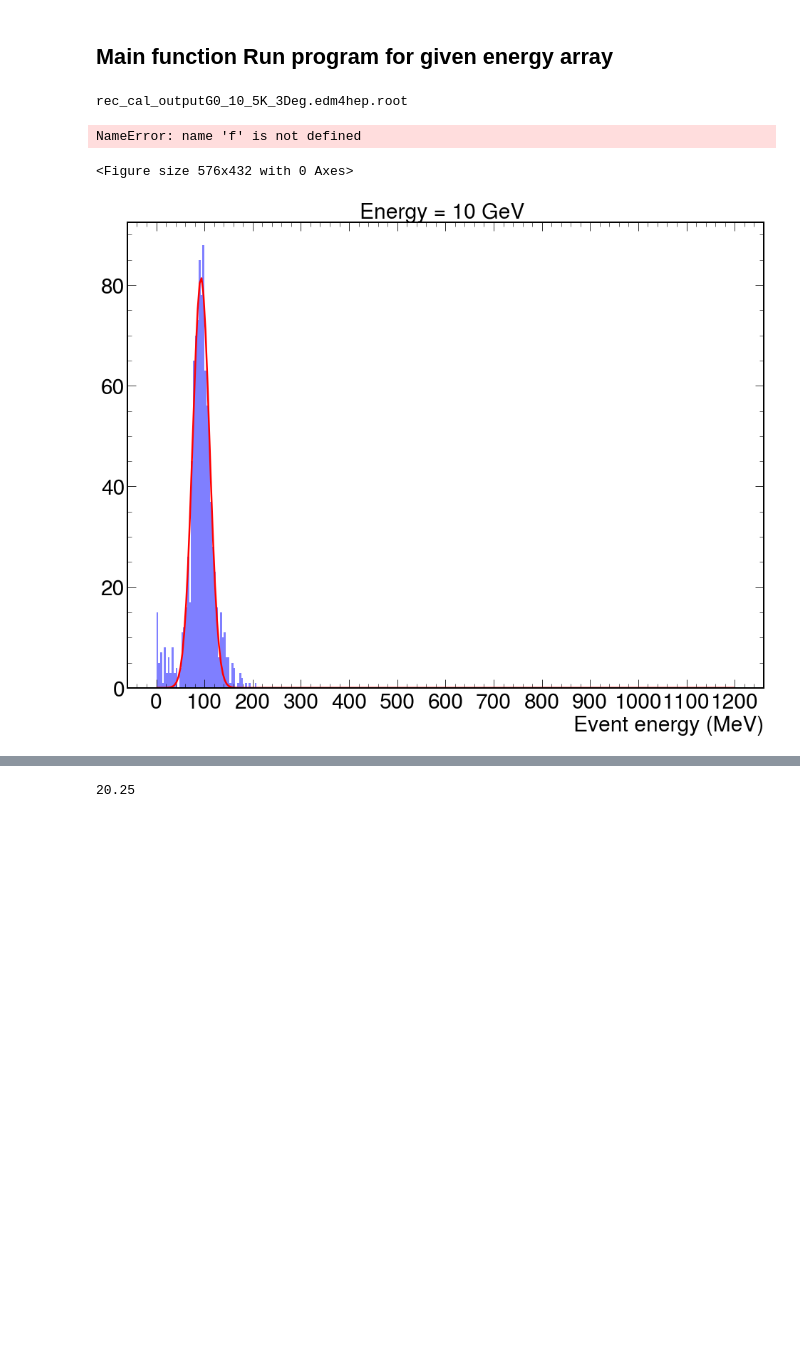
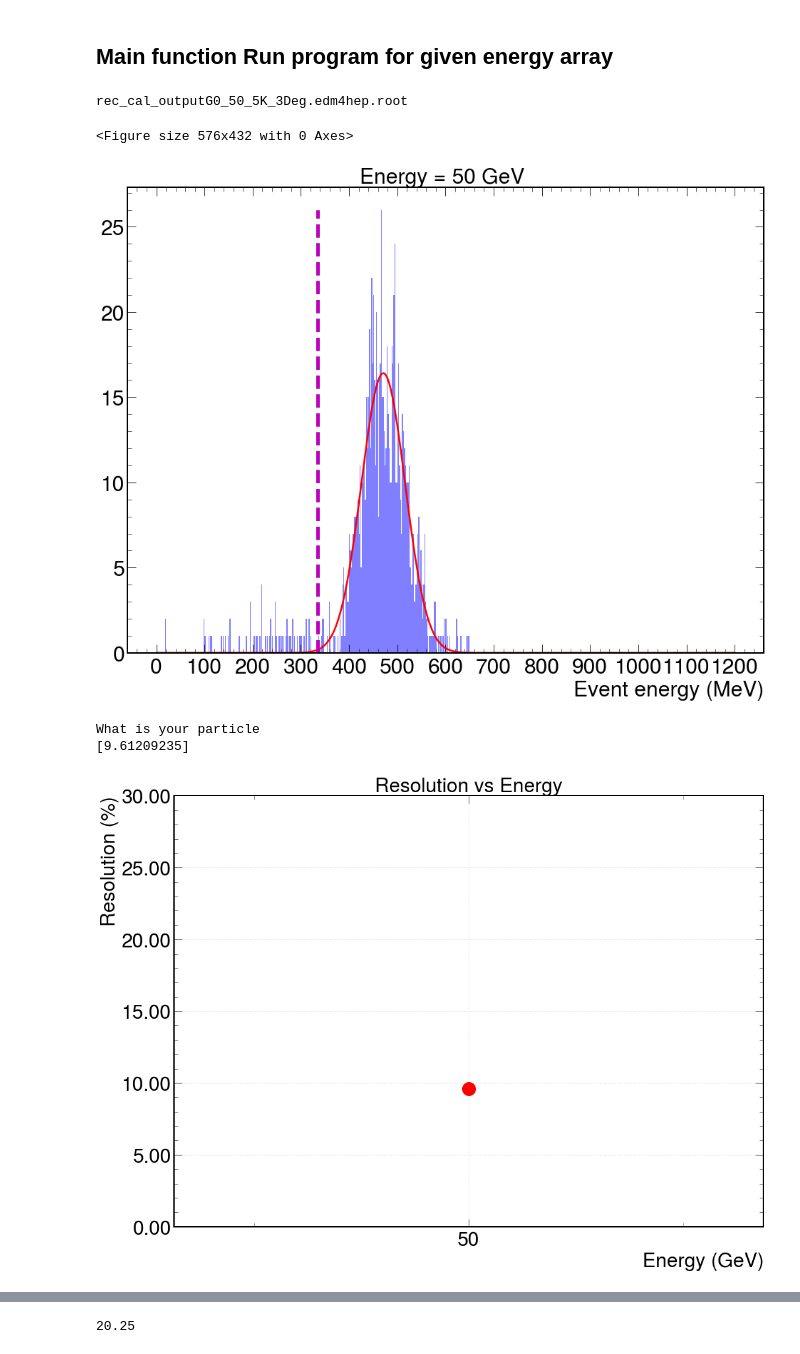
Before and after one commit to bk806714/EIC_Analysis, a Jupyter notebook: hitAnalysis.ipynb, the cells around one changed output, grey strips where cells are left out. Saved outputs shown, nothing was run; the diff lists cells and outputs as text; code cells hidden in the pictures; blank space fills up the shorter version.

```diff
--- a/hitAnalysis.ipynb
+++ b/hitAnalysis.ipynb
@@ -62,7 +62,7 @@ Energy_Threshold=0.06 #(Mev)
 Time_Threshold=200 #ns
 MIP=0.6 #GeV
 Gev_To_MeV=1000
-Sigma_For_leakage=2
+Sigma_For_leakage=3
 Mean_pions=[]
 Mean_electrons=[]
 # %% [markdown]
@@ -149,10 +149,11 @@ def ID_Plot(id,particle):
     plt.show()
 
 
-def gaussian(x, amp, mean, sigma):
-    return amp * np.exp( -(x - mean)**2 / (2*sigma**2) )
-#def gaussian(x, amplitude, mean, stddev):
-    #return amplitude * np.exp(-((x - mean) / 4 / stddev)**2)
+#def gaussian(x, amp, mean, sigma):
+#    return amp * np.exp( -(x - mean)**2 / (2*sigma**2) )
+def gaussian(x, amplitude, mean, stddev):
+    x_minus_mu_sigma=((x-mean)/stddev)**2
+    return (amplitude/stddev) * np.exp(-(0.5*x_minus_mu_sigma))
 
 
 ## Plot the Energy of each events and get mean and std deviation of the distribution
@@ -167,14 +168,17 @@ def get_resolution(good_energy,energy_plot):
     #ene_nhits = ak.num(ene_good)
     #HCAL_total=HCAL_total[0:90]
 
-    mean_guess=np.mean(ene_total)
-    sigma_guess=np.std(ene_total)
-    nbins=300
+
+    nbins=600
     count, bins,_= plt.hist(np.array(ene_total),bins=nbins,alpha=0.5,range=(0,1200),label='HCAL',linewidth='3',color='b')
     binscenters = np.array([0.5 * (bins[i] + bins[i+1]) for i in range(len(bins)-1)])
     #print (count)
 
-    popt, pcov = curve_fit(gaussian, xdata=binscenters, ydata=count,p0=[np.max(count),mean_guess,sigma_guess])
+    mean_guess=np.mean(ene_total)
+    sigma_guess=np.std(ene_total)
+    amplitude_guess=np.max(count)
+
+    popt, pcov = curve_fit(gaussian, xdata=binscenters, ydata=count,p0=[amplitude_guess,mean_guess,sigma_guess])
     ax.plot(binscenters, gaussian(binscenters, *popt), color='red', linewidth=2.5, label=r'F')
     ax.set_title("Energy = {0} GeV ".format(energy_plot))
     ax.xaxis.set_major_locator(MultipleLocator(100))
@@ -299,9 +303,9 @@ def plot_resolution(mean, std, mean_error, std_error, resolutions, resolution_er
 # %% [markdown]
 ## Main function Run program for given energy array
 # %%
-energies=[10,20,30,50,60,80,100]
+#energies=[10,20,30,50,60,80,100]
 #events=[5,5,5,5,20,5,5]
-#energies=[20]
+energies=[50]
 
 
 
@@ -379,37 +383,39 @@ for ienergy in energies:
     energy_distribution_1D(ene,'x_pos',ienergy,particle)
     energy_distribution_1D(ene,'y_pos',ienergy,particle)
     XY_plot2D(PosRecoX,PosRecoY, ienergy, particle)
 
     '''
     #energy_distribution_1D(ene,'z_pos',ienergy,particle)
 
 
 
 
 if particle=='Pions':
     Mean_pions=means.copy()
 elif particle=='electron':
     Mean_electrons=means.copy()
 else:
     print("What is your particle")
 
 plot_resolution(mean, std, means_error, stds_error, resolutions, resolution_errors, leaks_per,leaks_per_error)
 
 #print(means, particle)
-print(means)
+print(means, 'stds   ', stds, '   res   ',resolutions)
 
 
 #print(means_error)
 #print(resolutions)
 #print(resolution_errors)
-print('Leaks_per_pi =', leaks_per)
+#print('Leaks_per_pi =', leaks_per)
 #print(leak_per)
 
-print('Leaks_per_error_pi =', leaks_per_error)
+#print('Leaks_per_error_pi =', leaks_per_error)
 #print(leak_per_error)
 #print(resolutions,resolution_errors)
 # %% [output]
-rec_cal_outputG0_10_5K_3Deg.edm4hep.root
+rec_cal_outputG0_50_5K_3Deg.edm4hep.root
-NameError: name 'f' is not defined
+<Figure size 576x432 with 0 Axes>
+[figure, new version]
-<Figure size 576x432 with 0 Axes>
+What is your particle
+[9.61209235]
-[figure, old version]
+[figure, added]
```
Also changed, not shown: parts of 3 cells of this notebook, 4 other files.
